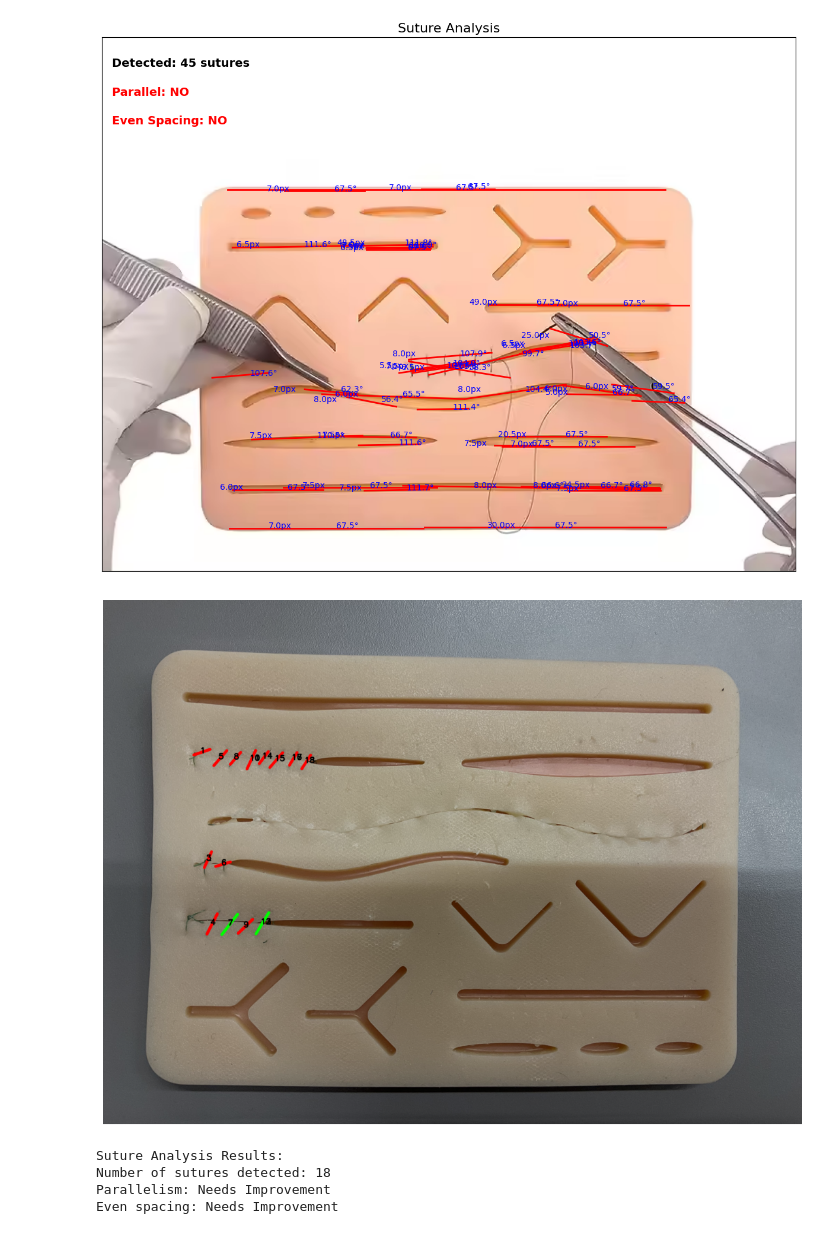
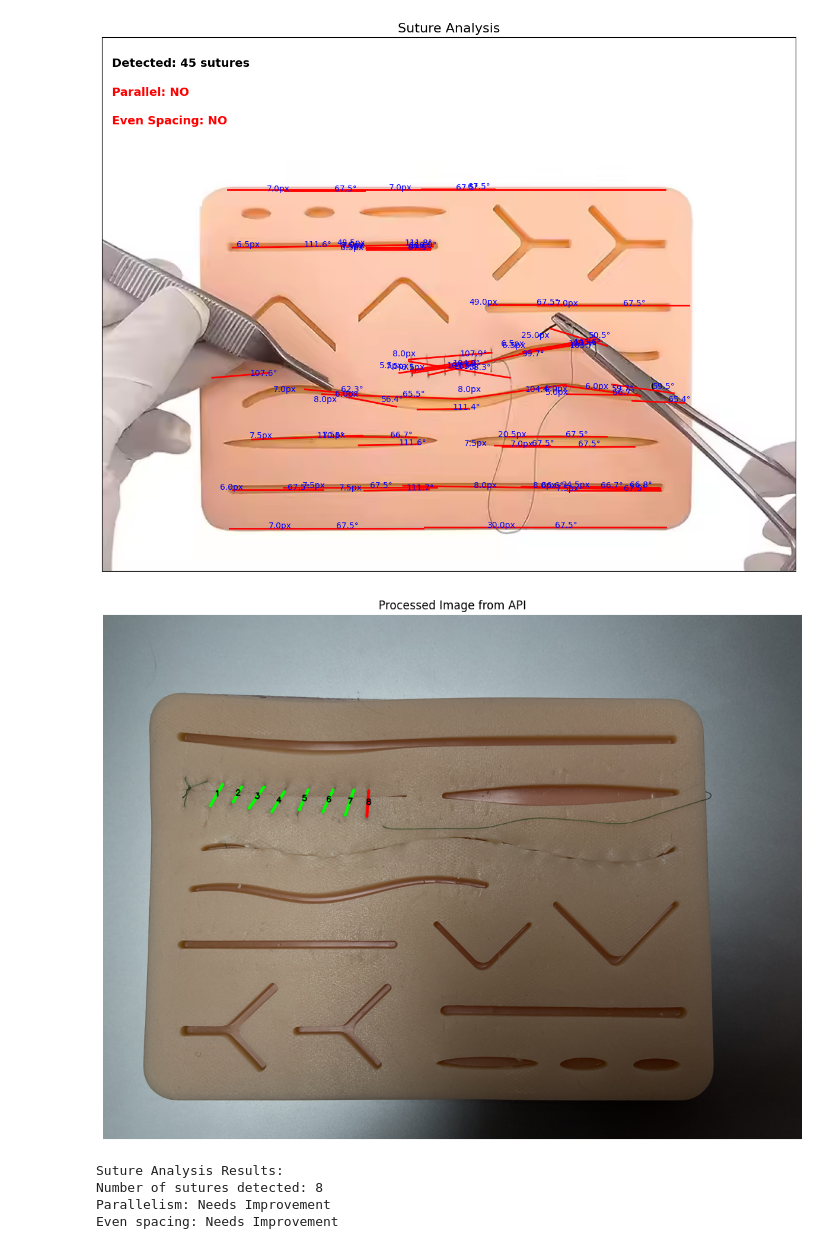
Before and after one commit to marindereggi/DragonHack-2025, a Jupyter notebook: demo.ipynb, the cells around one changed output. Drawn from its saved outputs; the diff is of its cells as text; code cells hidden in the pictures.

```diff
--- a/demo.ipynb
+++ b/demo.ipynb
@@ -469,7 +469,7 @@ import numpy as np
 import cv2
 
 # Define the API endpoint
-url = "http://localhost:10000/process_image"
+url = "https://dragonhack-2025.fly.dev/process_image"
 
 # Open the image file in binary mode
 with open('image55.jpg', 'rb') as image_file:
@@ -485,35 +485,36 @@ if response.status_code == 200:
     if 'result_image_base64' in data and data['result_image_base64']:
         # Decode the base64 string
         img_data = base64.b64decode(data['result_image_base64'])
 
         # Convert to numpy array
         nparr = np.frombuffer(img_data, np.uint8)
 
         # Decode image
         image = cv2.imdecode(nparr, cv2.IMREAD_COLOR)
 
         # Convert from BGR to RGB for matplotlib
         image_rgb = cv2.cvtColor(image, cv2.COLOR_BGR2RGB)
 
         # Display the image
         plt.figure(figsize=(15, 10))
         plt.imshow(image_rgb)
         plt.axis('off')
+        plt.title('Processed Image from API')
         plt.show()
 
         # You can also access the analysis results
         print("Suture Analysis Results:")
         print(f"Number of sutures detected: {data['suture_analysis'].get('sutures_detected', 0)}")
         print(f"Parallelism: {'Good' if data['suture_analysis'].get('parallelism', False) else 'Needs Improvement'}")
         print(f"Even spacing: {'Good' if data['suture_analysis'].get('even_spacing', False) else 'Needs Improvement'}")
     else:
         print("No image data returned from API")
 else:
     print(f"Error: {response.status_code}")
     print(response.text)
 # %% [output]
-[figure, old version]
+[figure, new version]
 Suture Analysis Results:
-Number of sutures detected: 18
+Number of sutures detected: 8
 Parallelism: Needs Improvement
 Even spacing: Needs Improvement
```
Also changed, not shown: 1 other file.
